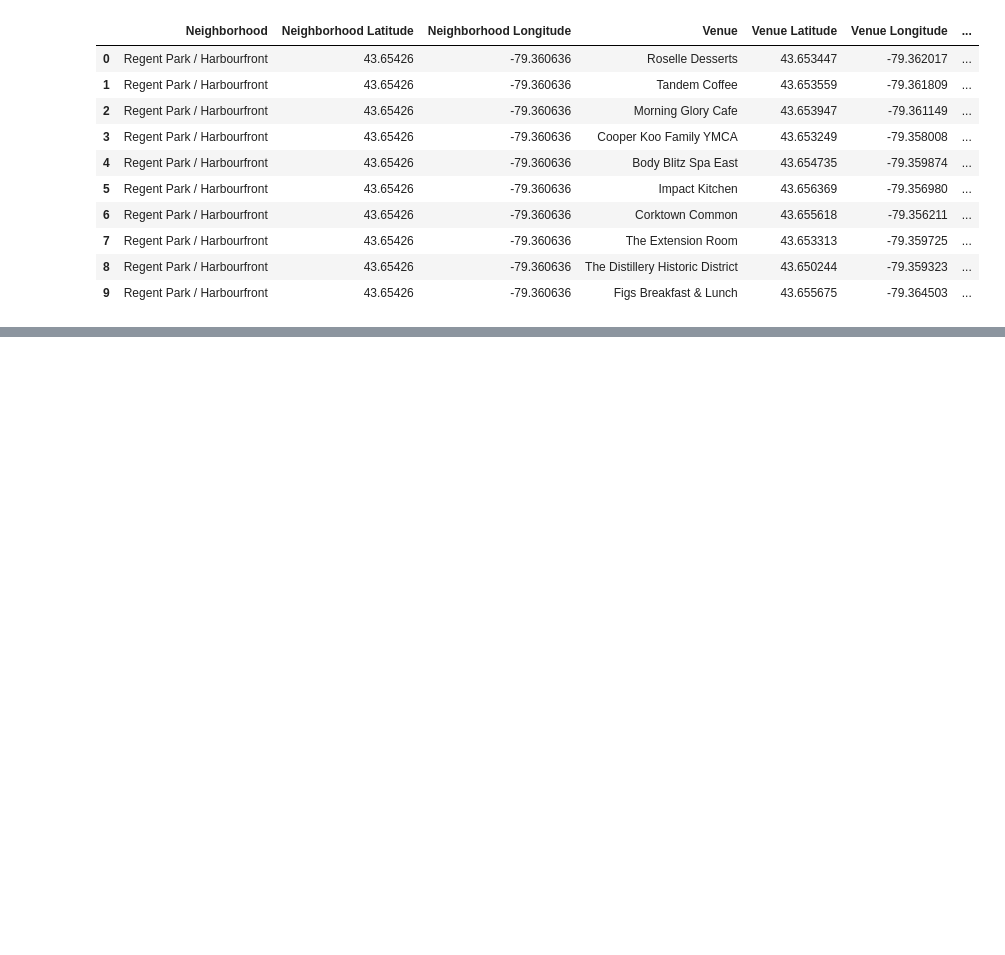
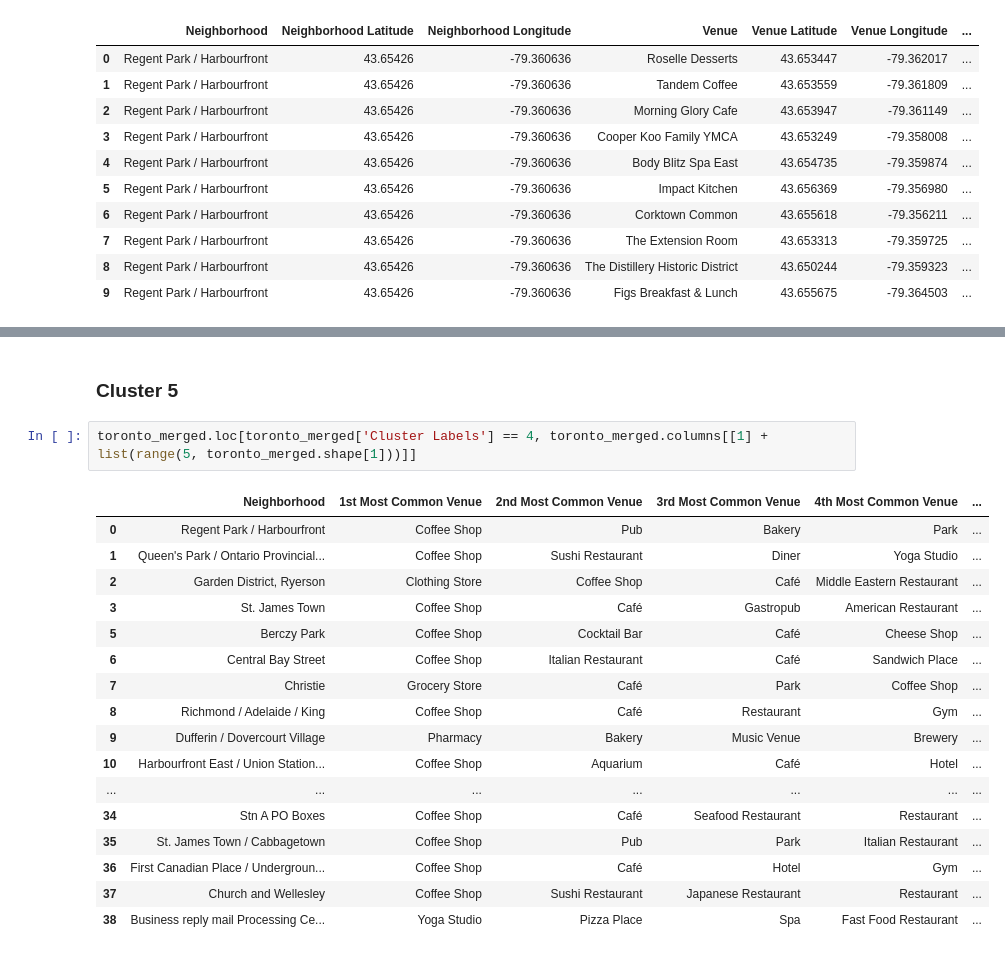
Before and after one commit to p4joshi/Coursera_Capstone, a Jupyter notebook: Segmenting_and_Clustering_Neighborhoods_in_Toronto.ipynb, the cells around one changed output, grey strips where cells are left out. Drawn from its saved outputs; the diff is of its cells as text; blank space fills up the shorter version.

```diff
--- a/Segmenting_and_Clustering_Neighborhoods_in_Toronto.ipynb
+++ b/Segmenting_and_Clustering_Neighborhoods_in_Toronto.ipynb
@@ -302,0 +569,22 @@ toronto_venues.head(10)
+# %% [markdown]
+### Cluster 5
+# %%
+toronto_merged.loc[toronto_merged['Cluster Labels'] == 4, toronto_merged.columns[[1] + list(range(5, toronto_merged.shape[1]))]]
+# %% [output]
+|  | Neighborhood | 1st Most Common Venue | 2nd Most Common Venue | 3rd Most Common Venue | 4th Most Common Venue | ... |
+| 0 | Regent Park / Harbourfront | Coffee Shop | Pub | Bakery | Park | ... |
+| 1 | Queen's Park / Ontario Provincial... | Coffee Shop | Sushi Restaurant | Diner | Yoga Studio | ... |
+| 2 | Garden District, Ryerson | Clothing Store | Coffee Shop | Café | Middle Eastern Restaurant | ... |
+| 3 | St. James Town | Coffee Shop | Café | Gastropub | American Restaurant | ... |
+| 5 | Berczy Park | Coffee Shop | Cocktail Bar | Café | Cheese Shop | ... |
+| 6 | Central Bay Street | Coffee Shop | Italian Restaurant | Café | Sandwich Place | ... |
+| 7 | Christie | Grocery Store | Café | Park | Coffee Shop | ... |
+| 8 | Richmond / Adelaide / King | Coffee Shop | Café | Restaurant | Gym | ... |
+| 9 | Dufferin / Dovercourt Village | Pharmacy | Bakery | Music Venue | Brewery | ... |
+| 10 | Harbourfront East / Union Station... | Coffee Shop | Aquarium | Café | Hotel | ... |
+| ... | ... | ... | ... | ... | ... | ... |
+| 34 | Stn A PO Boxes | Coffee Shop | Café | Seafood Restaurant | Restaurant | ... |
+| 35 | St. James Town / Cabbagetown | Coffee Shop | Pub | Park | Italian Restaurant | ... |
+| 36 | First Canadian Place / Undergroun... | Coffee Shop | Café | Hotel | Gym | ... |
+| 37 | Church and Wellesley | Coffee Shop | Sushi Restaurant | Japanese Restaurant | Restaurant | ... |
+| 38 | Business reply mail Processing Ce... | Yoga Studio | Pizza Place | Spa | Fast Food Restaurant | ... |
```
Also changed, not shown: parts of 31 cells of this notebook.
